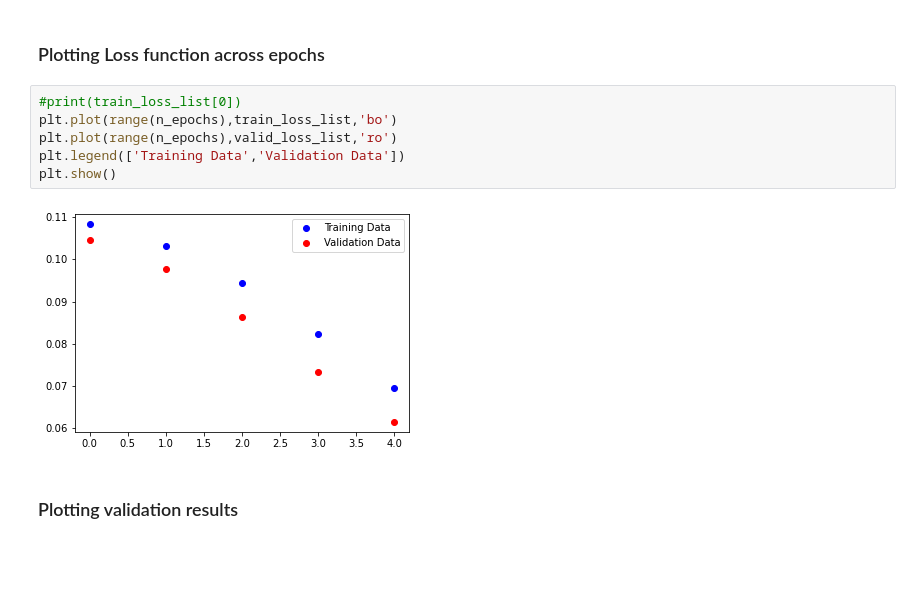
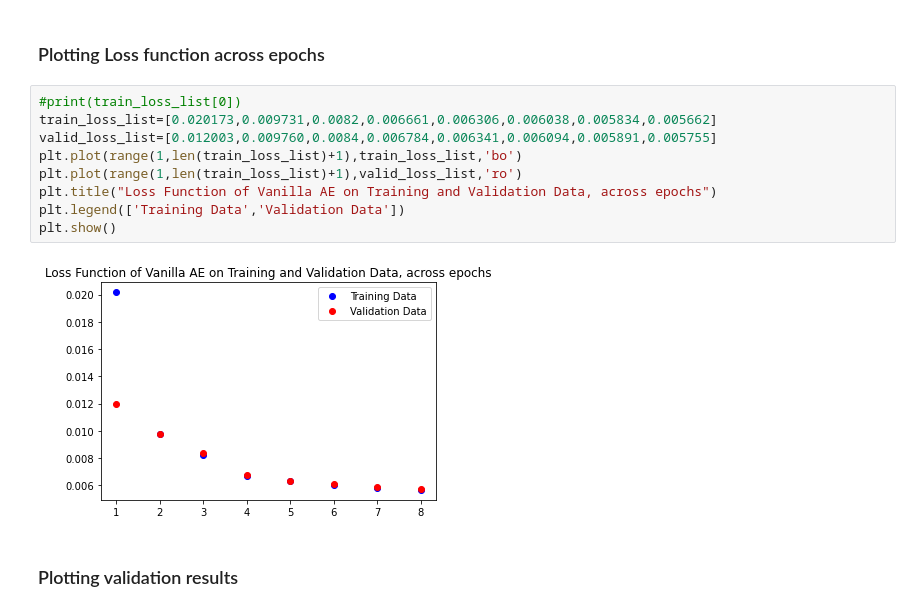
Before and after one commit to Sam-Oliveira/chestx-rays, a Jupyter notebook: ConvAE/deeperAE.ipynb, the cells around one changed output. Saved outputs shown, nothing was run; the diff lists cells and outputs as text; blank space fills up the shorter version.

```diff
--- a/ConvAE/deeperAE.ipynb
+++ b/ConvAE/deeperAE.ipynb
@@ -277,13 +300,16 @@ Validation loss decreased (0.073212 --> 0.061501).  Saving model ...
 # %% [markdown]
 ### Plotting Loss function across epochs
-# %%
-#print(train_loss_list[0])
-plt.plot(range(n_epochs),train_loss_list,'bo')
-plt.plot(range(n_epochs),valid_loss_list,'ro')
-plt.legend(['Training Data','Validation Data'])
-plt.show()
-# %% [output]
-[figure, removed]
+# %%
+#print(train_loss_list[0])
+train_loss_list=[0.020173,0.009731,0.0082,0.006661,0.006306,0.006038,0.005834,0.005662]
+valid_loss_list=[0.012003,0.009760,0.0084,0.006784,0.006341,0.006094,0.005891,0.005755]
+plt.plot(range(1,len(train_loss_list)+1),train_loss_list,'bo')
+plt.plot(range(1,len(train_loss_list)+1),valid_loss_list,'ro')
+plt.title("Loss Function of Vanilla AE on Training and Validation Data, across epochs")
+plt.legend(['Training Data','Validation Data'])
+plt.show()
+# %% [output]
+[figure, added]
 # %% [markdown]
 ### Plotting validation results
 # %%
```
Also changed, not shown: parts of 30 cells of this notebook, 1 other file.
